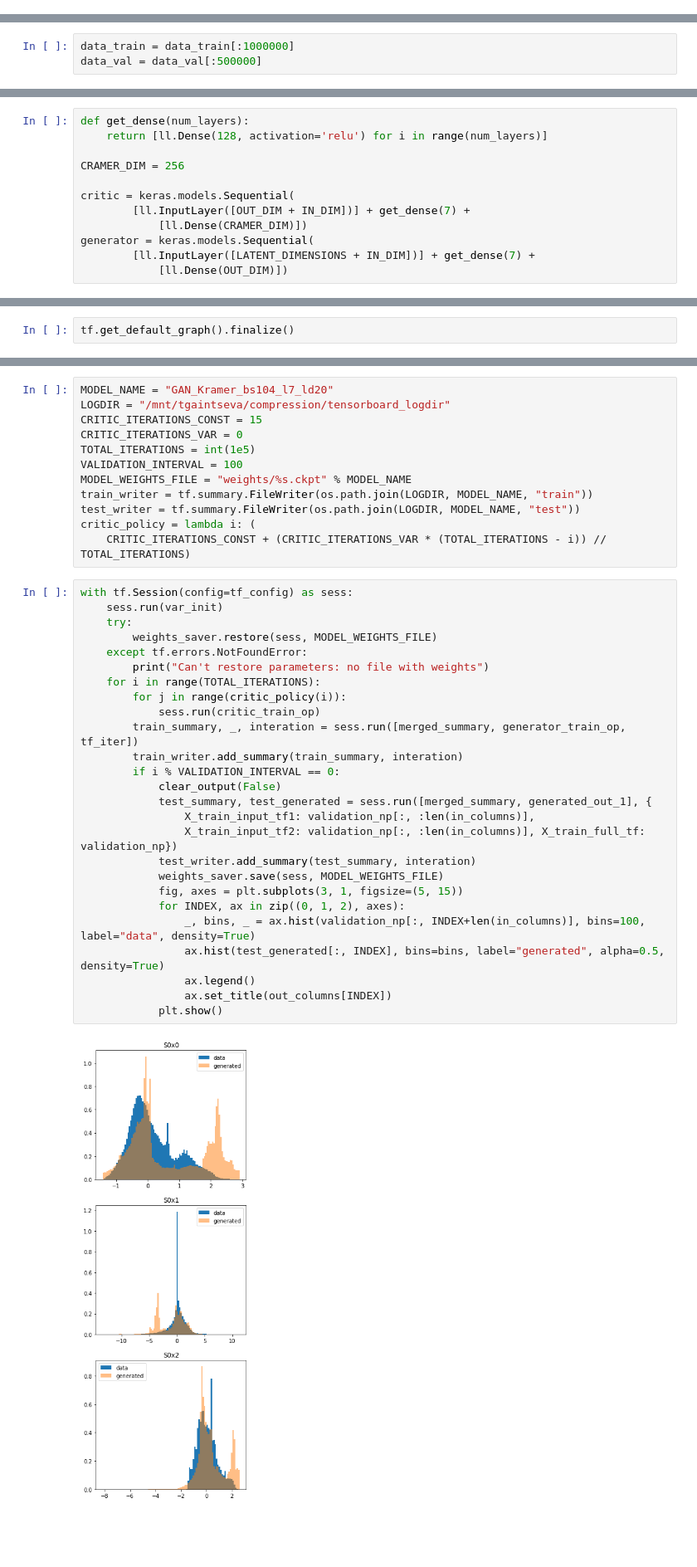
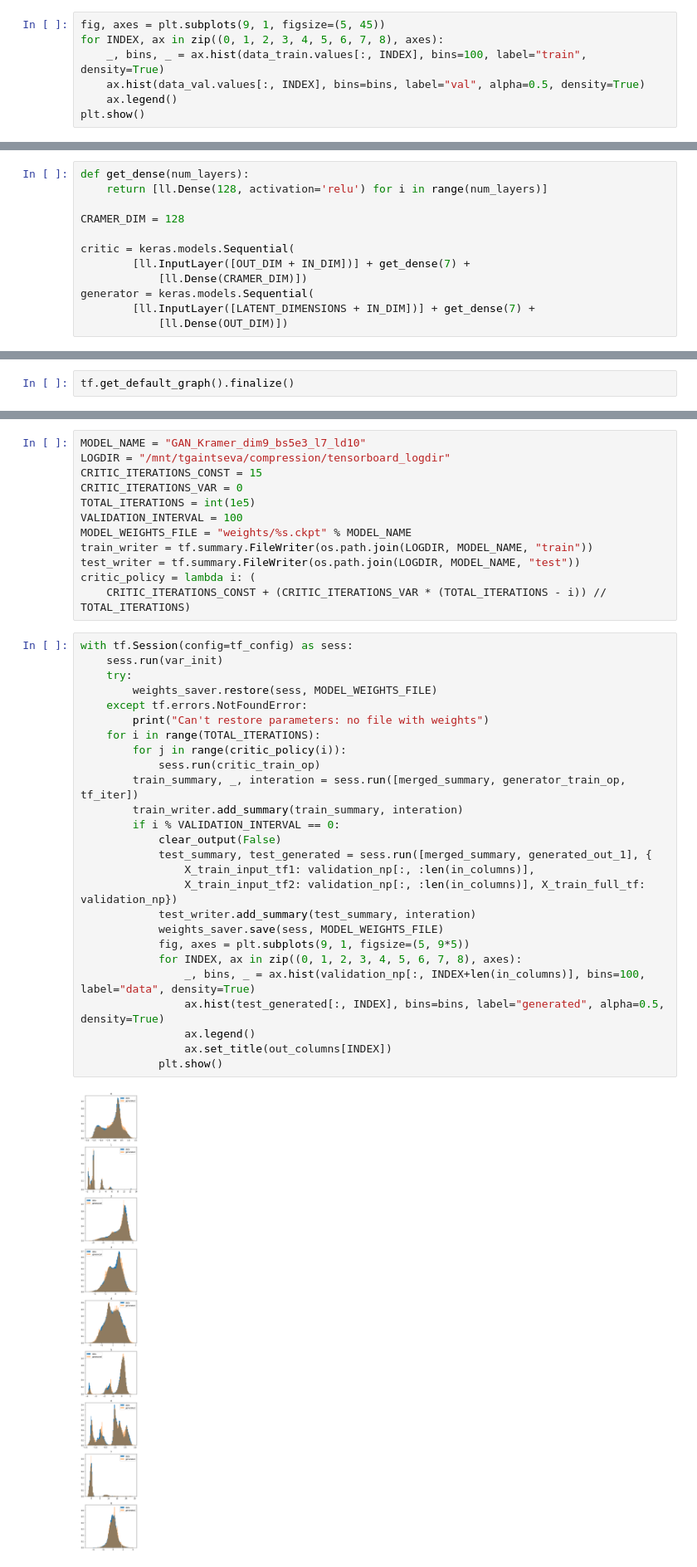
Before and after one commit to weissercn/LHCb_PID_Compression, a Jupyter notebook: GAN_Kramer.ipynb, the cells around one changed output, grey strips where cells are left out. Shown at 83% size. Drawn from its saved outputs; the diff is of its cells as text; blank space fills up the shorter version.

```diff
--- a/GAN_Kramer.ipynb
+++ b/GAN_Kramer.ipynb
@@ -48,0 +64,7 @@ data_train, data_val, _, _ = split_and_scale(pd.read_csv("./Data/LHCb_PID_obscur
+# %%
+fig, axes = plt.subplots(9, 1, figsize=(5, 45))
+for INDEX, ax in zip((0, 1, 2, 3, 4, 5, 6, 7, 8), axes):
+    _, bins, _ = ax.hist(data_train.values[:, INDEX], bins=100, label="train", density=True)
+    ax.hist(data_val.values[:, INDEX], bins=bins, label="val", alpha=0.5, density=True)
+    ax.legend()
+plt.show()
@@ -56,6 +78,3 @@ len(data_train)
-# %%
-data_train = data_train[:1000000]
-data_val = data_val[:500000]
 # %%
 def get_tf_dataset(dataset, batch_size):
     shuffler = tf.contrib.data.shuffle_and_repeat(dataset.shape[0])
@@ -67,7 +86,7 @@ tf.reset_default_graph()
 def get_dense(num_layers):
     return [ll.Dense(128, activation='relu') for i in range(num_layers)]
 
-CRAMER_DIM = 256
+CRAMER_DIM = 128
 
 critic = keras.models.Sequential(
         [ll.InputLayer([OUT_DIM + IN_DIM])] + get_dense(7) +
@@ -143,5 +163,5 @@ tf.get_default_graph().finalize()
 # %%
-MODEL_NAME = "GAN_Kramer_bs104_l7_ld20"
+MODEL_NAME = "GAN_Kramer_dim9_bs5e3_l7_ld10"
 LOGDIR = "/mnt/tgaintseva/compression/tensorboard_logdir"
 CRITIC_ITERATIONS_CONST = 15
 CRITIC_ITERATIONS_VAR = 0
@@ -155,29 +175,29 @@ critic_policy = lambda i: (
 # %%
 with tf.Session(config=tf_config) as sess:
     sess.run(var_init)
     try:
         weights_saver.restore(sess, MODEL_WEIGHTS_FILE)
     except tf.errors.NotFoundError:
         print("Can't restore parameters: no file with weights")
     for i in range(TOTAL_ITERATIONS):
         for j in range(critic_policy(i)):
             sess.run(critic_train_op)
         train_summary, _, interation = sess.run([merged_summary, generator_train_op, tf_iter])
         train_writer.add_summary(train_summary, interation)
         if i % VALIDATION_INTERVAL == 0:
             clear_output(False)
             test_summary, test_generated = sess.run([merged_summary, generated_out_1], {
                 X_train_input_tf1: validation_np[:, :len(in_columns)],
                 X_train_input_tf2: validation_np[:, :len(in_columns)], X_train_full_tf: validation_np})
             test_writer.add_summary(test_summary, interation)
             weights_saver.save(sess, MODEL_WEIGHTS_FILE)
-            fig, axes = plt.subplots(3, 1, figsize=(5, 15))
-            for INDEX, ax in zip((0, 1, 2), axes):
+            fig, axes = plt.subplots(9, 1, figsize=(5, 9*5))
+            for INDEX, ax in zip((0, 1, 2, 3, 4, 5, 6, 7, 8), axes):
                 _, bins, _ = ax.hist(validation_np[:, INDEX+len(in_columns)], bins=100, label="data", density=True)
                 ax.hist(test_generated[:, INDEX], bins=bins, label="generated", alpha=0.5, density=True)
                 ax.legend()
                 ax.set_title(out_columns[INDEX])
             plt.show()
 # %% [output]
-[figure, old version]
+[figure, new version]
 KeyboardInterrupt:
```
Also changed, not shown: parts of 47 cells of this notebook, 2 other files.
